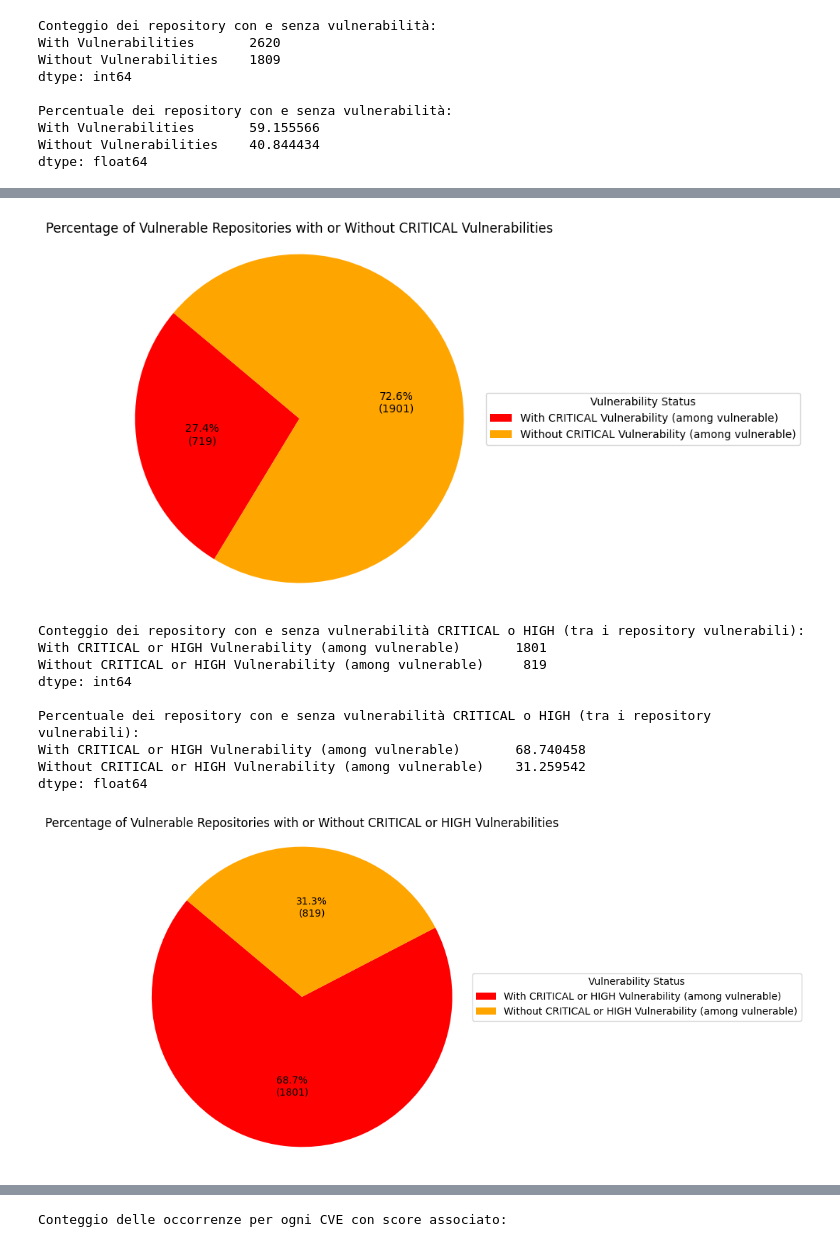
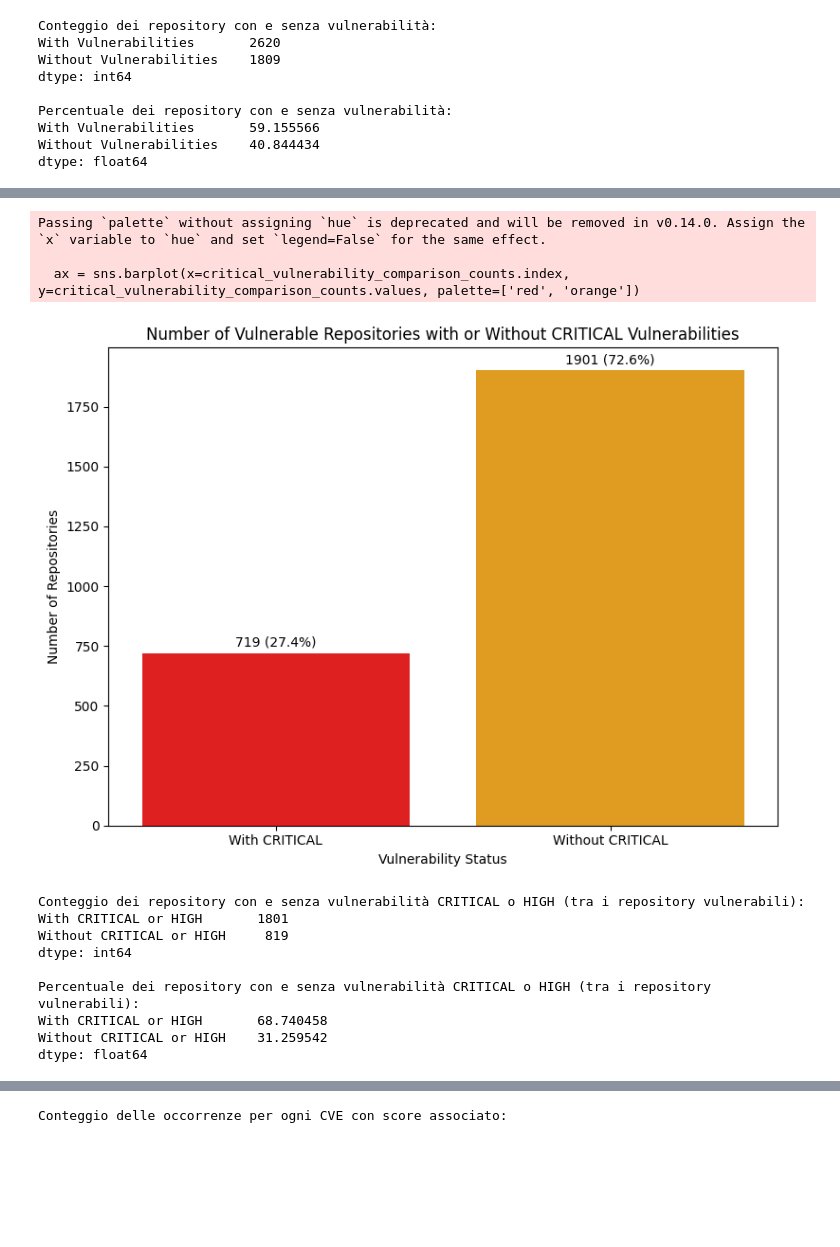
Before and after one commit to Virgula0/ProgettoSAM, a Jupyter notebook: statistics.ipynb, the cells around one changed output, grey strips where cells are left out. Saved outputs shown, nothing was run; the diff lists cells and outputs as text; code cells hidden in the pictures; blank space fills up the shorter version.

```diff
--- a/statistics.ipynb
+++ b/statistics.ipynb
@@ -307,23 +328,33 @@ Without CRITICAL Vulnerability (among vulnerable)    72.557252
 dtype: float64
-# %%
-import matplotlib.pyplot as plt
-
-plt.figure(figsize=(6, 6))
-def absolute_and_percentage_autopct(pct):
-    absolute_count = int(round(pct/100.*critical_vulnerability_comparison_counts.sum()))
-    return f'{pct:.1f}%\n({absolute_count})'
-
-wedges, texts, autotexts = plt.pie(critical_vulnerability_comparison_percentages, labels=[''] * len(critical_vulnerability_comparison_percentages), autopct=absolute_and_percentage_autopct, startangle=140, colors=['red', 'orange'])
-
-legend_labels = critical_vulnerability_comparison_percentages.index.tolist()
-
-plt.legend(wedges, legend_labels, title="Vulnerability Status", loc="center left", bbox_to_anchor=(1, 0, 0.5, 1))
-
-plt.title('Percentage of Vulnerable Repositories with or Without CRITICAL Vulnerabilities')
-plt.axis('equal')
-plt.show()
-# %% [output]
-[figure, removed]
+# %%
+import matplotlib.pyplot as plt
+import seaborn as sns
+
+plt.figure(figsize=(8, 6))
+
+ax = sns.barplot(x=critical_vulnerability_comparison_counts.index, y=critical_vulnerability_comparison_counts.values, palette=['red', 'orange'])
+
+plt.title('Number of Vulnerable Repositories with or Without CRITICAL Vulnerabilities')
+plt.xlabel('Vulnerability Status')
+plt.ylabel('Number of Repositories')
+plt.xticks(rotation=0)
+plt.tight_layout()
+
+total = critical_vulnerability_comparison_counts.sum()
+for container in ax.containers:
+    labels = []
+    for v in container:
+        height = v.get_height()
+        percentage = (height / total) * 100 if total > 0 else 0
+        labels.append(f'{int(height)} ({percentage:.1f}%)')
+    ax.bar_label(container, labels=labels, padding=3)
+
+plt.show()
+# %% [output]
+Passing `palette` without assigning `hue` is deprecated and will be removed in v0.14.0. Assign the `x` variable to `hue` and set `legend=False` for the same effect.
+
+  ax = sns.barplot(x=critical_vulnerability_comparison_counts.index, y=critical_vulnerability_comparison_counts.values, palette=['red', 'orange'])
+[figure, added]
 # %%
 critical_and_high_vulnerability_df = filtered_df[
     filtered_df['severity'].str.contains('CRITICAL|HIGH', na=False)
@@ -343,7 +374,7 @@ non_critical_and_high_vulnerable_in_vulnerable_set = all_vulnerable_repos_df.sha
 
 critical_and_high_vulnerability_comparison_counts = pd.Series(
     [critical_and_high_vulnerable_in_vulnerable_set, non_critical_and_high_vulnerable_in_vulnerable_set],
-    index=['With CRITICAL or HIGH Vulnerability (among vulnerable)', 'Without CRITICAL or HIGH Vulnerability (among vulnerable)']
+    index=['With CRITICAL or HIGH', 'Without CRITICAL or HIGH']
 )
 
 critical_and_high_vulnerability_comparison_percentages = critical_and_high_vulnerability_comparison_counts / critical_and_high_vulnerability_comparison_counts.sum() * 100
@@ -354,30 +385,11 @@ print("\nPercentuale dei repository con e senza vulnerabilità CRITICAL o HIGH (
 print(critical_and_high_vulnerability_comparison_percentages)
 # %% [output]
 Conteggio dei repository con e senza vulnerabilità CRITICAL o HIGH (tra i repository vulnerabili):
-With CRITICAL or HIGH Vulnerability (among vulnerable)       1801
-Without CRITICAL or HIGH Vulnerability (among vulnerable)     819
+With CRITICAL or HIGH       1801
+Without CRITICAL or HIGH     819
 dtype: int64
 
 Percentuale dei repository con e senza vulnerabilità CRITICAL o HIGH (tra i repository vulnerabili):
-With CRITICAL or HIGH Vulnerability (among vulnerable)       68.740458
-Without CRITICAL or HIGH Vulnerability (among vulnerable)    31.259542
+With CRITICAL or HIGH       68.740458
+Without CRITICAL or HIGH    31.259542
 dtype: float64
-# %%
-import matplotlib.pyplot as plt
-
-plt.figure(figsize=(6, 6))
-def absolute_and_percentage_autopct(pct):
-    absolute_count = int(round(pct/100.*critical_and_high_vulnerability_comparison_counts.sum()))
-    return f'{pct:.1f}%\n({absolute_count})'
-
-wedges, texts, autotexts = plt.pie(critical_and_high_vulnerability_comparison_percentages, labels=[''] * len(critical_and_high_vulnerability_comparison_percentages), autopct=absolute_and_percentage_autopct, startangle=140, colors=['red', 'orange'])
-
-legend_labels = critical_and_high_vulnerability_comparison_percentages.index.tolist()
-
-plt.legend(wedges, legend_labels, title="Vulnerability Status", loc="center left", bbox_to_anchor=(1, 0, 0.5, 1))
-
-plt.title('Percentage of Vulnerable Repositories with or Without CRITICAL or HIGH Vulnerabilities')
-plt.axis('equal')
-plt.show()
-# %% [output]
-[figure, removed]
```
Also changed, not shown: parts of 14 cells of this notebook, 13 other files.
